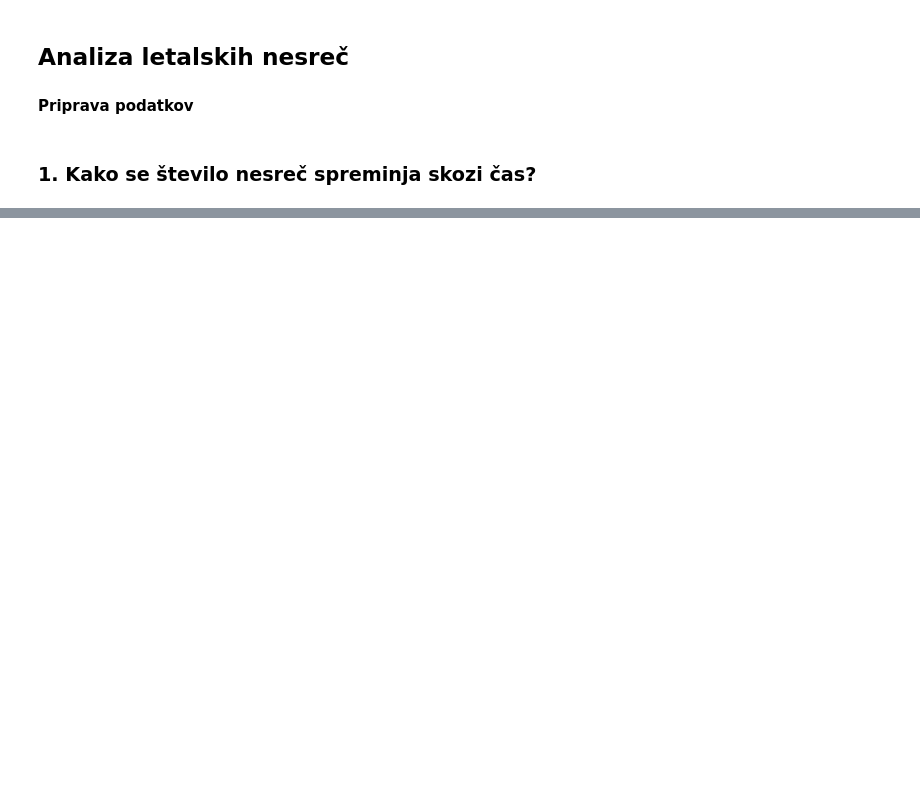
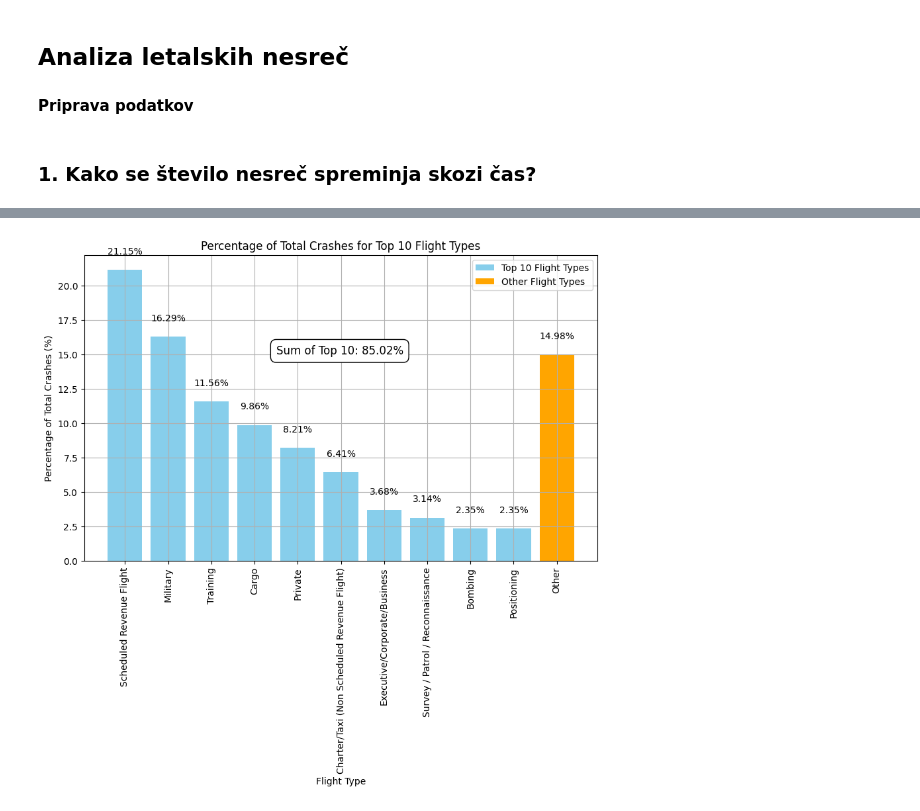
Before and after one commit to NikUlj/PR24NUJRSLSTKKM, a Jupyter notebook: PR24NUJRSLSTKKM.ipynb, the cells around one changed output, grey strips where cells are left out. Cells and saved outputs as stored; diff of their text form; code cells hidden in the pictures; blank space fills up the shorter version.

```diff
--- a/PR24NUJRSLSTKKM.ipynb
+++ b/PR24NUJRSLSTKKM.ipynb
@@ -73,0 +126,26 @@ plt.show()
+# %%
+percentages = [(types[flight_type] / (sum(total_years.values()))) * 100 for flight_type in top_10_types]
+sum_percentages_top_10 = sum(percentages)
+percentage_other = 100 - sum_percentages_top_10
+
+plt.figure(figsize=(10, 6))
+bars = plt.bar(top_10_types, percentages, color='skyblue', label='Top 10 Flight Types')
+plt.bar('Other', percentage_other, color='orange', label='Other Flight Types')
+plt.xlabel('Flight Type')
+plt.ylabel('Percentage of Total Crashes (%)')
+plt.title('Percentage of Total Crashes for Top 10 Flight Types')
+plt.xticks(rotation=90)
+plt.grid(True)
+
+for bar, percentage in zip(bars, percentages):
+    plt.text(bar.get_x() + bar.get_width() / 2, bar.get_height() + 1, f'{percentage:.2f}%', ha='center', va='bottom')
+
+plt.text('Other', percentage_other + 1, f'{percentage_other:.2f}%', ha='center', va='bottom')
+
+sum_label = f'Sum of Top 10: {sum_percentages_top_10:.2f}%'
+plt.text(3.5, 15, sum_label, fontsize=12, bbox=dict(facecolor='white', edgecolor='black', boxstyle='round,pad=0.5'))
+
+plt.legend()
+plt.show()
+# %% [output]
+[figure, added]
```
Also changed, not shown: parts of 6 cells of this notebook, 1 other file.
